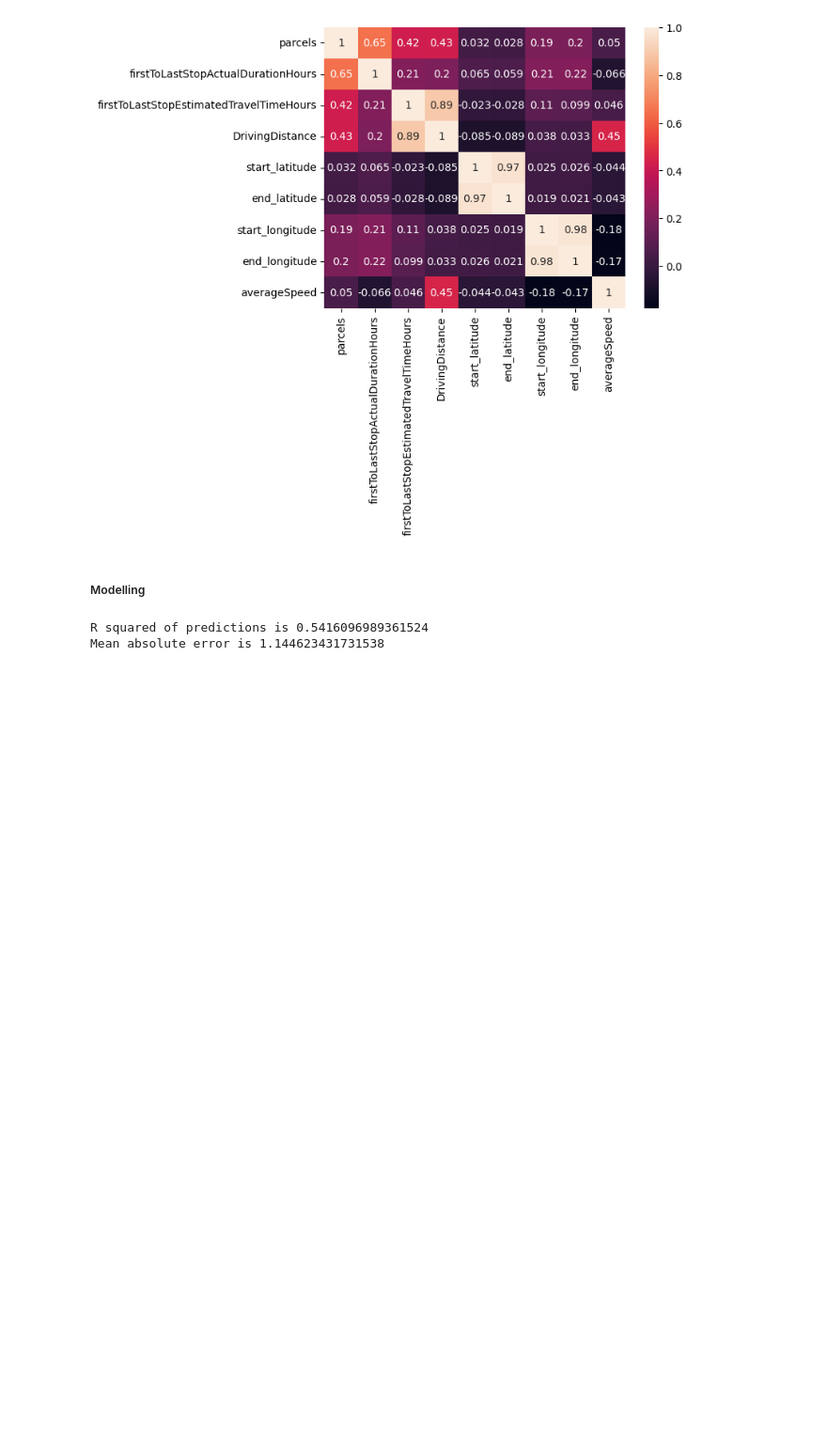
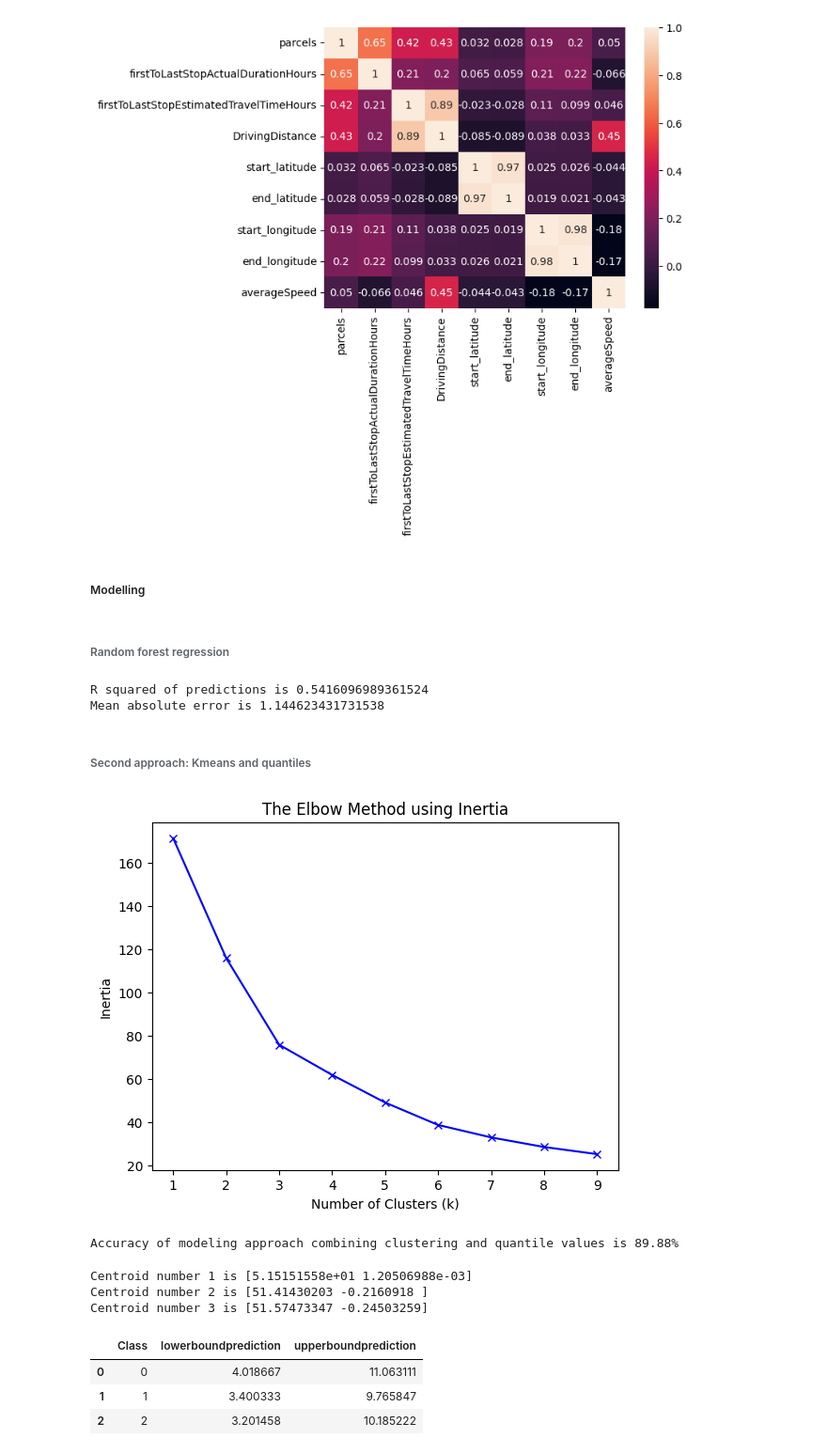
Before and after one commit to GhazwanJablak/route_duration_prediction, a Jupyter notebook: notebooks/task.ipynb, the cells around one changed output. Shown at 94% size. Saved outputs shown, nothing was run; the diff lists cells and outputs as text; code cells hidden in the pictures; blank space fills up the shorter version.

Commit message:
clustering and quantile approach

```diff
--- a/notebooks/task.ipynb
+++ b/notebooks/task.ipynb
@@ -40,6 +40,8 @@ plot_correlation(df_master)
 [figure]
 # %% [markdown]
 ##### Modelling
+# %% [markdown]
+###### Random forest regression
 # %%
 # Selecting the mode and using regressor pipeline
 XGBoostRegressor = GradientBoostingRegressor()
@@ -54,3 +56,12 @@ Mean absolute error is 1.144623431731538
 np.save("../data/output/predictions.npy", predictions)
 filename = '../models/xgboost_model.sav'
 pickle.dump(model, open(filename, 'wb'))
+# %% [markdown]
+###### Second approach: Kmeans and quantiles
+# %%
+# Second approach: clustering of multiple route coordinates in groups
+# clearly best number of clusters is 3
+intertias, df_routes_scaled, scaler = get_intertials(df_routes)
+plot_best_k(intertias=intertias)
+# %% [output]
+[figure, added]
@@ -56,0 +70,8 @@ pickle.dump(model, open(filename, 'wb'))
+# %%
+# Accuracy of this simple model is close to 90%
+accuracy = np.round(df_routes_prediction[(df_routes_prediction["firstToLastStopActualDurationHours"]>=df_routes_prediction["lowerboundprediction"])
+                     & (df_routes_prediction["firstToLastStopActualDurationHours"]<=df_routes_prediction["upperboundprediction"])].shape[0]/df_routes_prediction.shape[0]*100,2)
+
+print(f"Accuracy of modeling approach combining clustering and quantile values is {accuracy}%")
+# %% [output]
+Accuracy of modeling approach combining clustering and quantile values is 89.88%
@@ -56,0 +82,17 @@ pickle.dump(model, open(filename, 'wb'))
+# %%
+# Centroids of the clustered routes
+routes_centroids = scaler.inverse_transform(kmeans_model.cluster_centers_)
+for idx, c in enumerate(routes_centroids):
+    print(f"Centroid number {idx+1} is {c}")
+# %% [output]
+Centroid number 1 is [5.15151558e+01 1.20506988e-03]
+Centroid number 2 is [51.41430203 -0.2160918 ]
+Centroid number 3 is [51.57473347 -0.24503259]
+# %%
+# Quantile values whcih will be used as prediction range for each class
+display(quantile_values)
+# %% [output]
+|  | Class | lowerboundprediction | upperboundprediction |
+| 0 | 0 | 4.018667 | 11.063111 |
+| 1 | 1 | 3.400333 | 9.765847 |
+| 2 | 2 | 3.201458 | 10.185222 |
```
Also changed, not shown: parts of 3 cells of this notebook, 4 other files.
